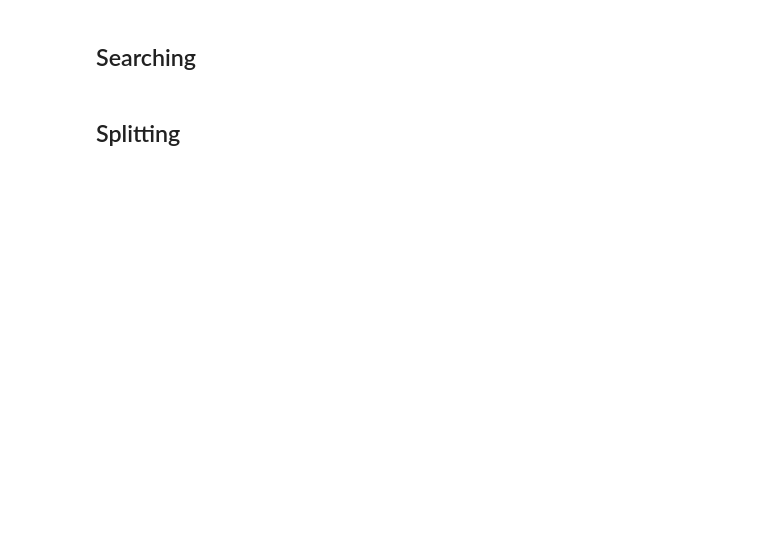
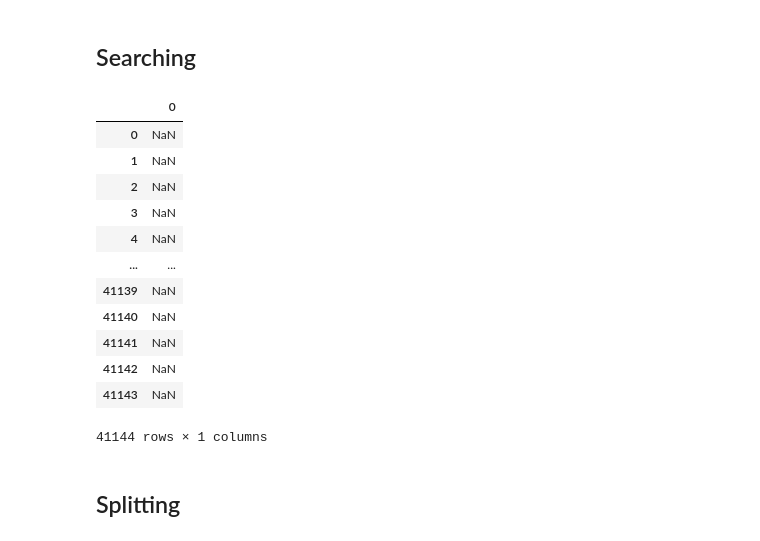
Before and after one commit to Muthukamalan/BASICS, a Jupyter notebook: Learn Pandas/effective_pandas.ipynb, the cells around one changed output. Saved outputs shown, nothing was run; the diff lists cells and outputs as text; code cells hidden in the pictures; blank space fills up the shorter version.

```diff
--- a/Learn Pandas/effective_pandas.ipynb
+++ b/Learn Pandas/effective_pandas.ipynb
@@ -1022,5 +1473,21 @@ the original series
 # %% [markdown]
 ## Searching
+# %%
+make.str.extract(f'([^a-z A-Z])')
+# %% [output]
+|  | 0 |
+| 0 | NaN |
+| 1 | NaN |
+| 2 | NaN |
+| 3 | NaN |
+| 4 | NaN |
+| ... | ... |
+| 41139 | NaN |
+| 41140 | NaN |
+| 41141 | NaN |
+| 41142 | NaN |
+| 41143 | NaN |
+41144 rows × 1 columns
 # %% [markdown]
 
 ## Splitting
```
Also changed, not shown: parts of 65 cells of this notebook, 1 other file.
